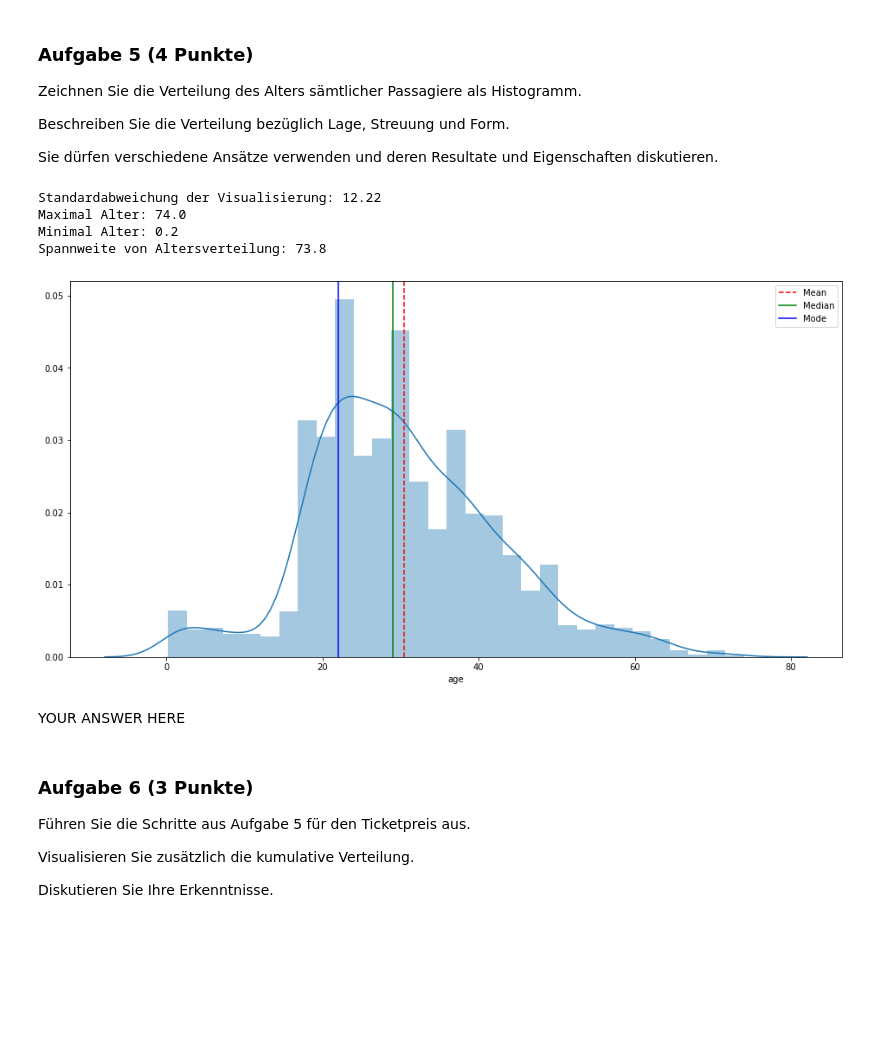
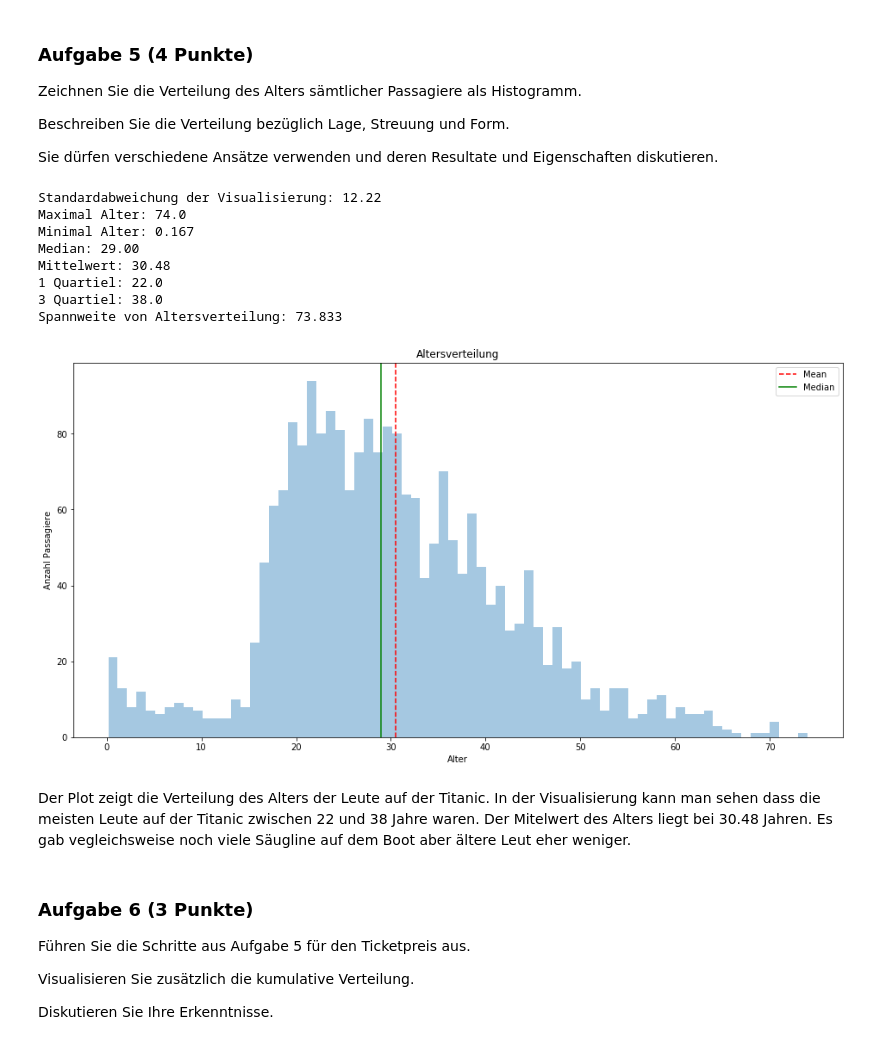
Before and after one commit to JuliaLauraMueller/dsp_hs2019, a Jupyter notebook: assignments/assignment11/exercise11.ipynb, the cells around one changed output. Drawn from its saved outputs; the diff is of its cells as text; code cells hidden in the pictures; blank space fills up the shorter version.

```diff
--- a/assignments/assignment11/exercise11.ipynb
+++ b/assignments/assignment11/exercise11.ipynb
@@ -70,7 +65,7 @@ To do:
 # %%
-def cleanFile(df_1, df_2):
+def cleanDataFrame(df_1, df_2):
     """
-    Hello this is a doc
+    Returns a preprocessed dataframe that was merged from two dataframes
     """
     #load data
     df_1 = pd.read_csv(df_1, skiprows=5, sep=',', usecols=range(7))
@@ -121,10 +116,11 @@ def cleanFile(df_1, df_2):
     values = {'job':'unknown', 'boat_body':'unknown', 'pound': 0, 'shilling': 0, 'pence': 0}
     result_df = result_df.fillna(value=values)
 
+    # save calculated amount in pounds
     result_df['ticketprice'] = result_df['pound'].astype('float64') + result_df['shilling'].astype('float64') / 20 + result_df['pence'].astype('float64') / 240
 
     #clean Age column with years (m=months)
-    result_Age = result_df.loc[result_df['age'].str.contains('m') == True, ['age']] = round((1/12) * result_df['age'].str.split('m').str[0].astype('float64'), 1)
+    result_Age = result_df.loc[result_df['age'].str.contains('m') == True, ['age']] = round((1/12) * result_df['age'].str.split('m').str[0].astype('float64'), 3)
 
     #insert new columns
     result_df.insert(1, 'sex', np.NaN)
@@ -136,7 +132,6 @@ def cleanFile(df_1, df_2):
     is_adult = result_df.loc[result_df['age'] > 17, ['is_adult']] = True
     is_adult = result_df.loc[result_df['age'] < 18, ['is_adult']] = False
     #result_df['is_adult'] = result_df.loc[result_df['age'] < 18, ['is_adult']] == False
-
 
     # is_passenger soll True sein, falls class_dept in ['1st Class Passenger', '2nd Class Passenger', '3rd Class Passenger',] ist.
     result_df['is_passenger'] = result_df['class_dept'].isin(['1st Class Passenger', '2nd Class Passenger', '3rd Class Passenger'])
@@ -155,7 +150,7 @@ def cleanFile(df_1, df_2):
                                                       'Mlle': 'Female', 'Mrs': 'Female', 'Miss': 'Female', 'Do': 'Female', 'Ms': 'Female'})
 
     # Mapping for sex special case Alice May
-    result_df.loc[result_df.name.str.contains('Alice May') == True, ['sex']] = 'Female'
+    result_df.loc[result_df['name'].str.contains('Alice May') == True, ['sex']] = 'Female'
 
     # delete not needed column salutation
     result_df = result_df.drop(columns=['salutation', 'pound', 'shilling', 'pence'])
@@ -169,7 +164,7 @@ def cleanFile(df_1, df_2):
 
     return cleaned_result_df
 # %%
-titanic_df = cleanFile(titanic_victims_df, titanic_survivors_df)
+titanic_df = cleanDataFrame(titanic_victims_df, titanic_survivors_df)
 titanic_df.head(10)
 # %% [output]
 |  | name | sex | age | is_adult | is_passenger | class_dept | ticketprice | joined | job | ... |
@@ -333,41 +314,52 @@ Beschreiben Sie die Verteilung bezüglich Lage, Streuung und Form.
 
 Sie dürfen verschiedene Ansätze verwenden und deren Resultate und Eigenschaften diskutieren.
 # %%
-import warnings
-warnings.filterwarnings("ignore", category=RuntimeWarning)
-warnings.filterwarnings("ignore", category=FutureWarning)
+fig, ax = plt.subplots(figsize=(16,8))
 
-fig, ax = plt.subplots(figsize=(16,8))
-_ = sns.distplot(titanic_df['age'], kde=True, bins='fd')
+age = titanic_df['age']
+ax = sns.distplot(age, bins=74, kde=False)
 
 # Lage der Verteilung
 mean=titanic_df['age'].mean()
 median=titanic_df['age'].median()
-mode=titanic_df['age'].mode().get_values()[0]
 
 ax.axvline(mean, color='r', linestyle='--')
 ax.axvline(median, color='g', linestyle='-')
-ax.axvline(mode, color='b', linestyle='-')
 
-plt.legend({'Mean':mean,'Median':median,'Mode':mode})
+plt.legend({'Mean':mean,'Median':median})
+plt.title('Altersverteilung')
+plt.xlabel('Alter')
+plt.ylabel('Anzahl Passagiere')
 
 # Streuung der Verteilung
+
 std = titanic_df['age'].std()
+quartile_1 = titanic_df.age.quantile(0.25)
+quartile_3 = titanic_df.age.quantile(0.75)
 print('Standardabweichung der Visualisierung:', '{:.2f}'.format(std))
 print('Maximal Alter:',titanic_df['age'].max())
 print('Minimal Alter:',titanic_df['age'].min())
+print('Median:', '{:.2f}'.format(median))
+print('Mittelwert:', '{:.2f}'.format(mean))
+print('1 Quartiel:', quartile_1)
+print('3 Quartiel:', quartile_3)
 print('Spannweite von Altersverteilung:', titanic_df['age'].max() - titanic_df['age'].min())
 
+
 # Form der Verteilung
-# Die Visualisierung hat eine linkssschiefe Verteilung
+# Die Visualisierung hat eine linkssschiefe Verteilung.
 # %% [output]
 Standardabweichung der Visualisierung: 12.22
 Maximal Alter: 74.0
-Minimal Alter: 0.2
-Spannweite von Altersverteilung: 73.8
+Minimal Alter: 0.167
+Median: 29.00
+Mittelwert: 30.48
+1 Quartiel: 22.0
+3 Quartiel: 38.0
+Spannweite von Altersverteilung: 73.833
-[figure, old version]
+[figure, new version]
-# %% [markdown]
-YOUR ANSWER HERE
+# %% [markdown]
+Der Plot zeigt die Verteilung des Alters der Leute auf der Titanic. In der Visualisierung kann man sehen dass die meisten Leute auf der Titanic zwischen 22 und 38 Jahre waren. Der Mitelwert des Alters liegt bei 30.48 Jahren. Es gab vegleichsweise noch viele Säugline auf dem Boot aber ältere Leut eher weniger.
 # %% [markdown]
 ### Aufgabe 6 (3 Punkte)
 
```
Also changed, not shown: parts of 26 cells of this notebook, 1 other file.
